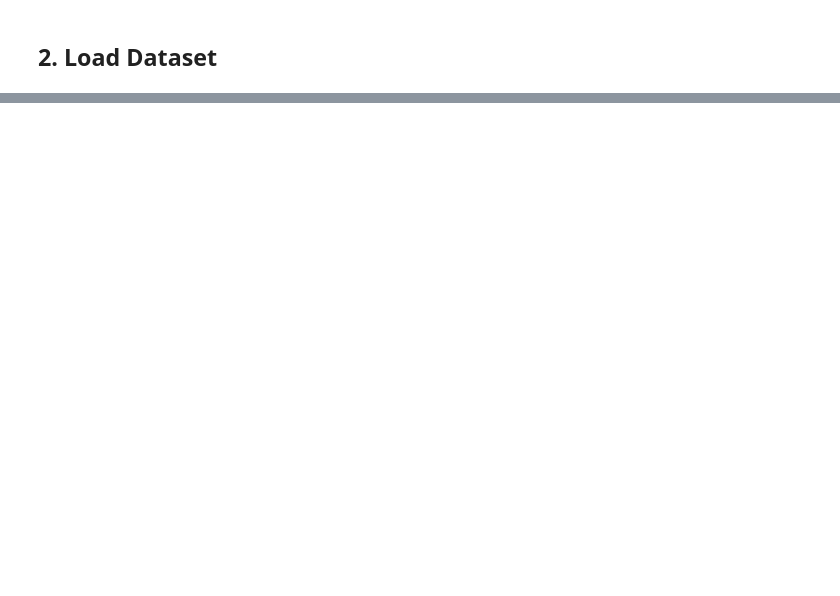
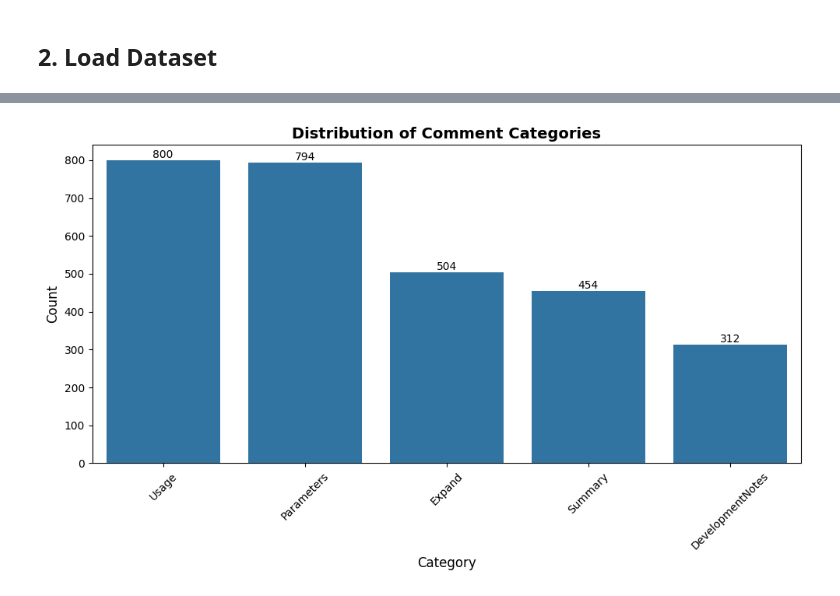
Before and after one commit to LucaFraMacera/ML4SE-2025-Project, a Jupyter notebook: data_cleaning.ipynb, the cells around one changed output, grey strips where cells are left out. Drawn from its saved outputs; the diff is of its cells as text; code cells hidden in the pictures; blank space fills up the shorter version.

```diff
--- a/data_cleaning.ipynb
+++ b/data_cleaning.ipynb
@@ -531,0 +157,10 @@ Name: count, dtype: int64
+# %%
+# Check for duplicate rows
+print(f"Rows before removing duplicates: {len(df)}")
+duplicates = df.duplicated()
+print(f"Duplicate rows found: {duplicates.sum()}")
+
+# Remove duplicates if any
+df_no_dup = df.drop_duplicates()
+print(f"Rows after removing duplicates: {len(df_no_dup)}")
+print(f"Duplicates removed: {len(df) - len(df_no_dup)}")
@@ -531,0 +233,7 @@ Name: count, dtype: int64
+# %%
+# Add text statistics
+df_cleaned['comment_length'] = df_cleaned['comment_sentence'].str.len()
+df_cleaned['word_count'] = df_cleaned['comment_sentence'].str.split().str.len()
+
+print("Comment statistics:")
+print(df_cleaned[['comment_length', 'word_count']].describe())
@@ -531,0 +251,18 @@ Name: count, dtype: int64
+# %%
+# Visualize category distribution
+plt.figure(figsize=(10, 6))
+sns.countplot(data=df_cleaned, x='category', order=df_cleaned['category'].value_counts().index)
+plt.title('Distribution of Comment Categories', fontsize=14, fontweight='bold')
+plt.xlabel('Category', fontsize=12)
+plt.ylabel('Count', fontsize=12)
+plt.xticks(rotation=45)
+plt.tight_layout()
+
+# Add count labels on bars
+ax = plt.gca()
+for container in ax.containers:
+    ax.bar_label(container)
+
+plt.show()
+# %% [output]
+[figure, added]
```
Also changed, not shown: parts of 59 cells of this notebook, 19 other files.
